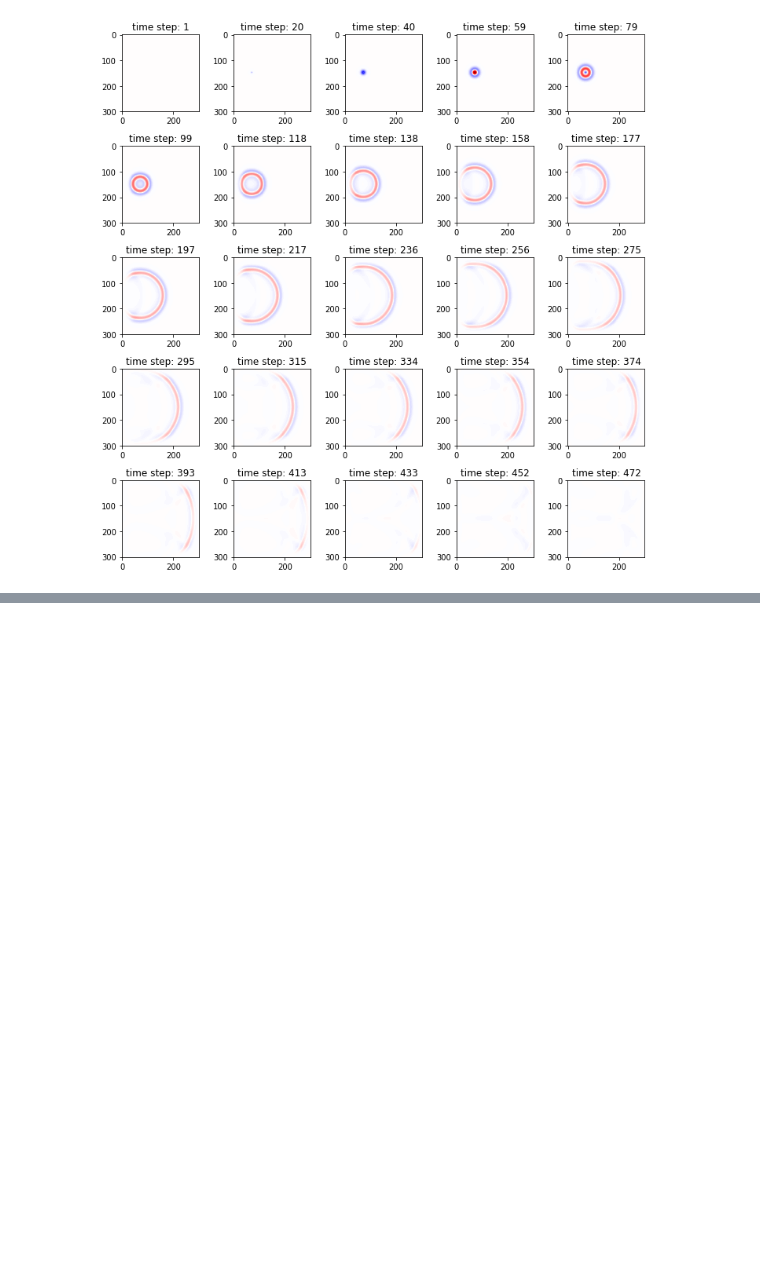
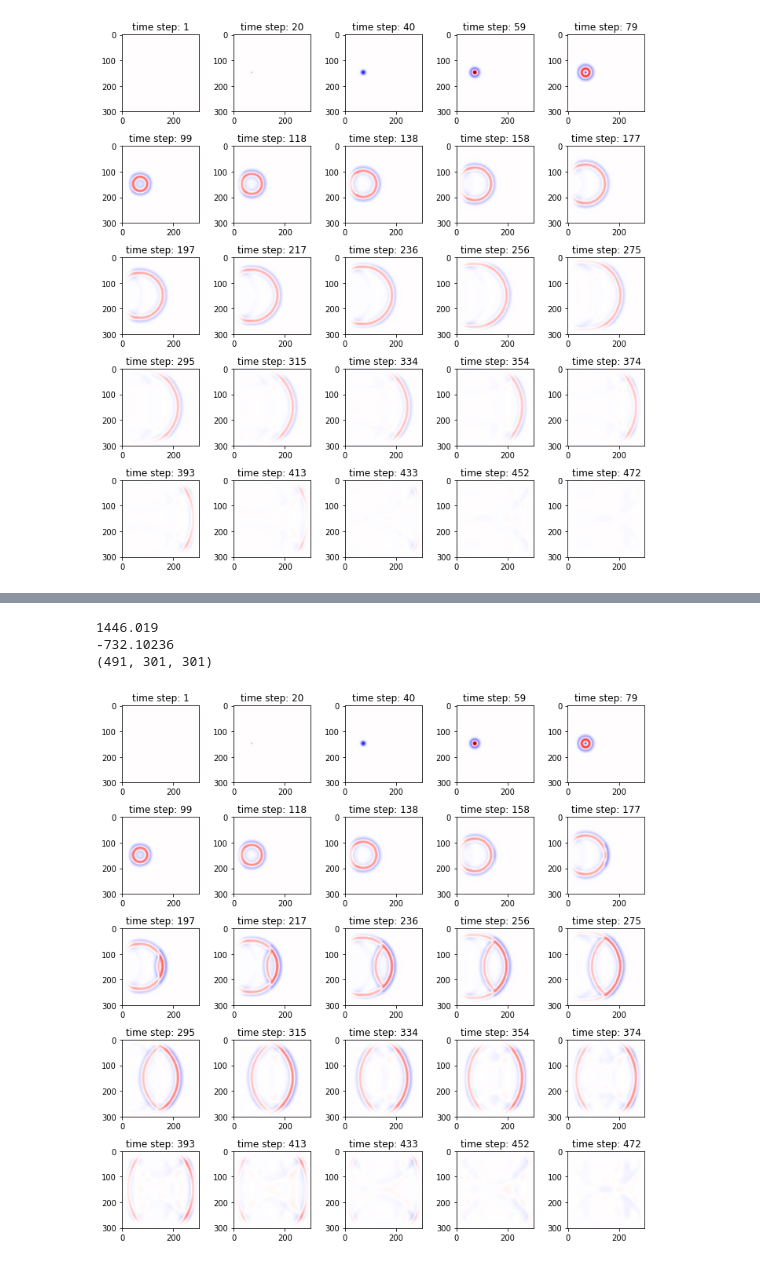
Before and after one commit to nimberledge/akm-fwi, a Jupyter notebook: acoustic_dense/acoustic_density.ipynb, the cells around one changed output, grey strips where cells are left out. Cells and saved outputs as stored; diff of their text form; code cells hidden in the pictures; blank space fills up the shorter version.

```diff
--- a/acoustic_dense/acoustic_density.ipynb
+++ b/acoustic_dense/acoustic_density.ipynb
@@ -193,0 +224,27 @@ fig.tight_layout()
+# %%
+cols = 5
+Nplots = 25
+rows = Nplots // cols
+fig, axes = plt.subplots(rows, cols, figsize=(10, 10))
+
+print(np.max(u.data))
+print(np.min(u.data))
+vmin = np.min(u.data) / 2
+vmax = np.max(u.data) / 2
+vmin = -1 * (max(abs(vmin), abs(vmax)))
+vmax = -1 * vmin
+for j in range(rows):
+    axs = axes[j, :]
+    for i, ax in enumerate(axs):
+        idx = int(j * cols + i)
+        ax.imshow(u.data[idx * u.shape[0] // Nplots + 1].T, cmap='seismic', vmin=vmin, vmax=vmax)
+        ax.set_title("time step: {}".format(idx * u.shape[0] // Nplots + 1))
+
+
+fig.tight_layout()
+print(u.shape)
+# %% [output]
+1446.019
+-732.10236
+(491, 301, 301)
+[figure, added]
```
Also changed, not shown: parts of 16 cells of this notebook.
